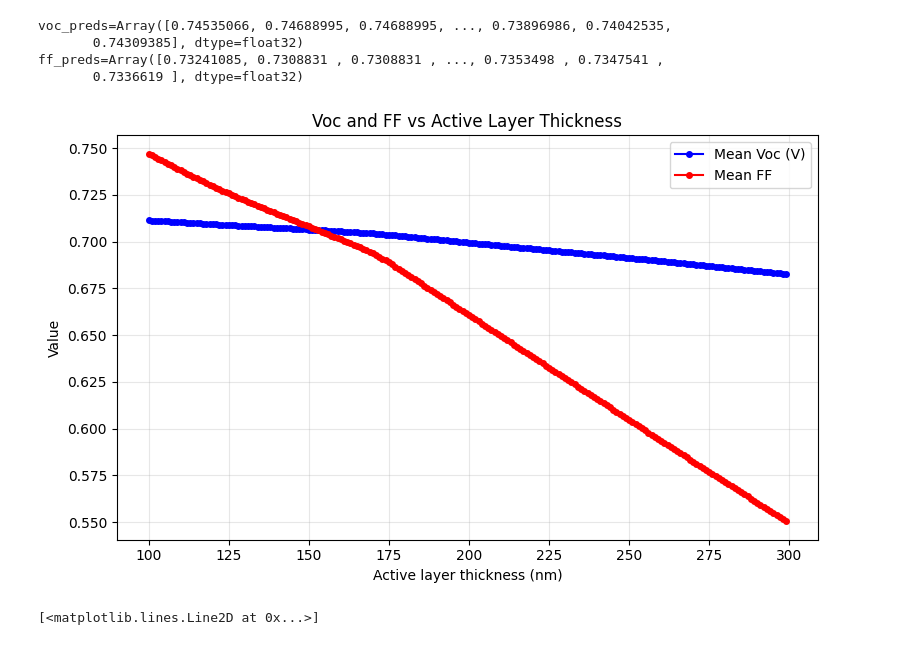
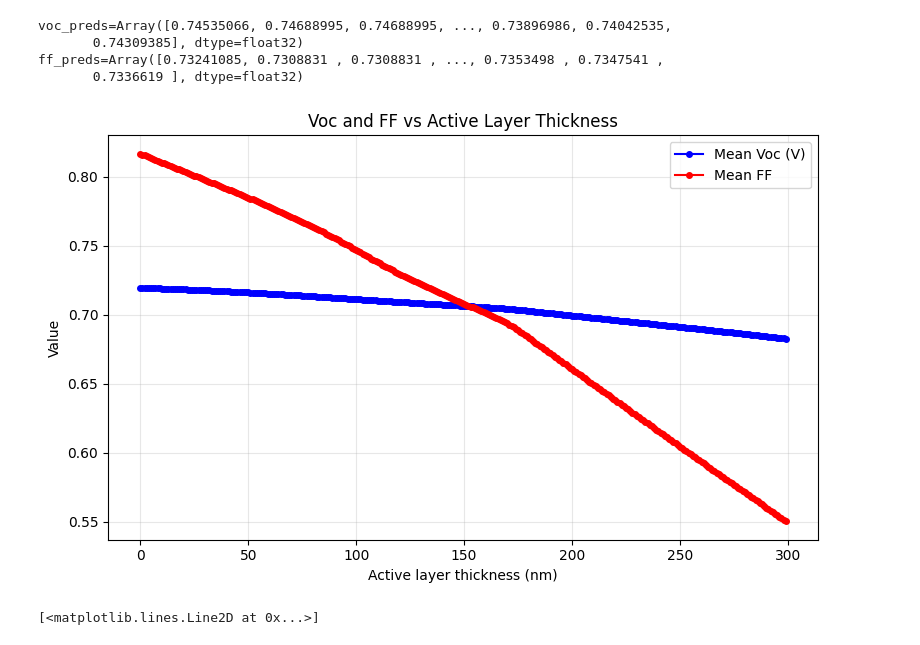
Before and after one commit to aimat-lab/SolDi2T, a Jupyter notebook: reading_Data.ipynb, the cells around one changed output. Saved outputs shown, nothing was run; the diff lists cells and outputs as text; code cells hidden in the pictures.

```diff
--- a/reading_Data.ipynb
+++ b/reading_Data.ipynb
@@ -718,40 +718,40 @@ voc_preds=Array([0.74535066, 0.74688995, 0.74688995, ..., 0.73896986, 0.74042535
 ff_preds=Array([0.73241085, 0.7308831 , 0.7308831 , ..., 0.7353498 , 0.7347541 ,
        0.7336619 ], dtype=float32)
 # %%
-thickness_range = jnp.arange(100, 300, 1, dtype=jnp.float64)
+thickness_range = jnp.arange(0, 300, 1, dtype=jnp.float64)
 
 mean_voc_list = []
 mean_ff_list = []
 
 for thickness in thickness_range:
     instances = jnp.column_stack((T_values, suns_values, jnp.full_like(suns_values, thickness)))
     instances_scaled = (instances - jnp.array(loaded_scaler_X.mean_)) / jnp.array(loaded_scaler_X.scale_)
     pred_scaled = model.apply(loaded_params, instances_scaled)
 
     voc_preds = pred_scaled[:, 0] * loaded_scaler_voc.scale_ + loaded_scaler_voc.mean_
     ff_preds = pred_scaled[:, 2] * loaded_scaler_ff.scale_ + loaded_scaler_ff.mean_
 
     mean_voc_list.append(float(jnp.mean(voc_preds)))
     mean_ff_list.append(float(jnp.mean(ff_preds)))
 
     # print(np.shape(voc_preds), np.shape(ff_preds))
 
 fig, ax = plt.subplots(figsize=(8, 5))
 
 ax.plot(jnp.array(thickness_range), mean_voc_list, 'b-o', markersize=4, label='Mean Voc (V)')
 ax.plot(jnp.array(thickness_range), mean_ff_list, 'r-o', markersize=4, label='Mean FF')
 
 ax.set_xlabel('Active layer thickness (nm)')
 ax.set_ylabel('Value')
 ax.set_title('Voc and FF vs Active Layer Thickness')
 ax.legend()
 ax.grid(True, alpha=0.3)
 
 plt.tight_layout()
 # plt.savefig(f'voc_ff_vs_thickness_{date_str}.png', dpi=150)
 plt.show()
 # %% [output]
-[figure, old version]
+[figure, new version]
 # %%
 plt.plot(voc_preds)
 # %% [output]
```
Also changed, not shown: parts of 6 cells of this notebook, 1 other file.
